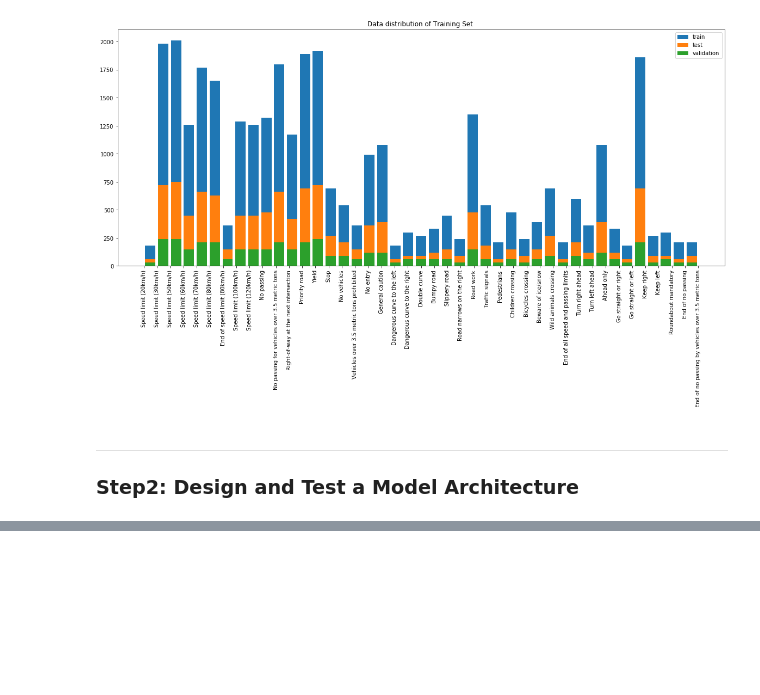
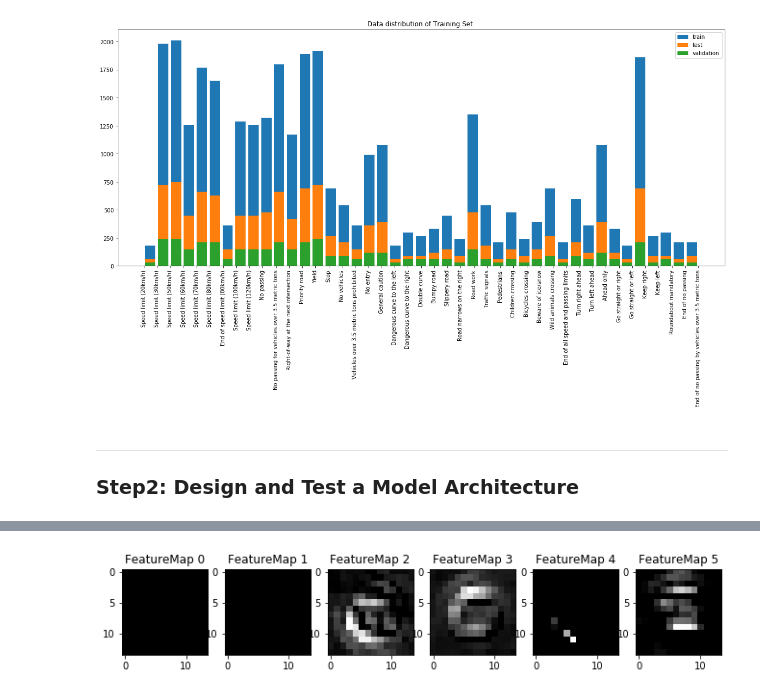
Before and after one commit to MasanaoMatsuda/finding-lane-lines, a Jupyter notebook: TrafficSignClassifier/TrafficSignClassifier.ipynb, the cells around one changed output, grey strips where cells are left out. Drawn from its saved outputs; the diff is of its cells as text; code cells hidden in the pictures; blank space fills up the shorter version.

```diff
--- a/TrafficSignClassifier/TrafficSignClassifier.ipynb
+++ b/TrafficSignClassifier/TrafficSignClassifier.ipynb
@@ -130,0 +153,17 @@ NameError: name 'relu' is not defined
+# %%
+def output_feature_map(image_input, tf_activation, activation_min=-1, activation_max=-1, plt_num=1):
+    activation = tf_activation.eval(session=sess, feed_dict={model.x: image_input})
+    featuremaps = activation.shape[3]
+    plt.figure(plt_num, figsize=(15,15))
+
+    for featuremap in range(featuremaps):
+        plt.subplot(6,8, featuremap+1)
+        plt.title('FeatureMap ' + str(featuremap))
+        if activation_min != -1 & activation_max != -1:
+            plt.imshow(activation[0,:,:, featuremap], interpolation="nearest", vmin =activation_min, vmax=activation_max, cmap="gray")
+        elif activation_max != -1:
+            plt.imshow(activation[0,:,:, featuremap], interpolation="nearest", vmax=activation_max, cmap="gray")
+        elif activation_min !=-1:
+            plt.imshow(activation[0,:,:, featuremap], interpolation="nearest", vmin=activation_min, cmap="gray")
+        else:
+            plt.imshow(activation[0,:,:, featuremap], interpolation="nearest", cmap="gray")
@@ -130,0 +181,4 @@ NameError: name 'relu' is not defined
+# %%
+output_feature_map(X_train[rand_idx:rand_idx+1], model.conv1)
+# %% [output]
+[figure, added]
```
Also changed, not shown: parts of 14 cells of this notebook, 3 other files.
